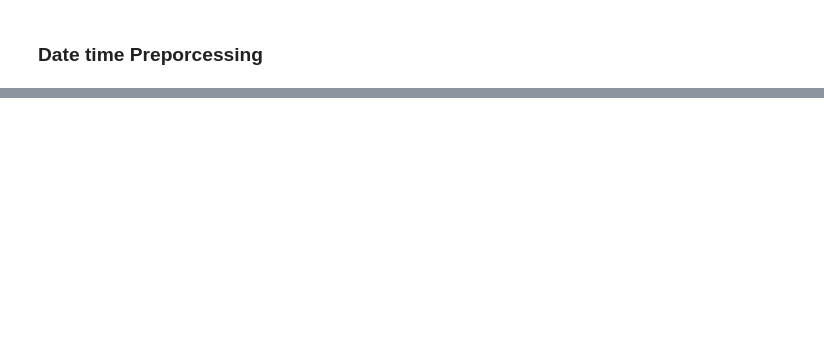
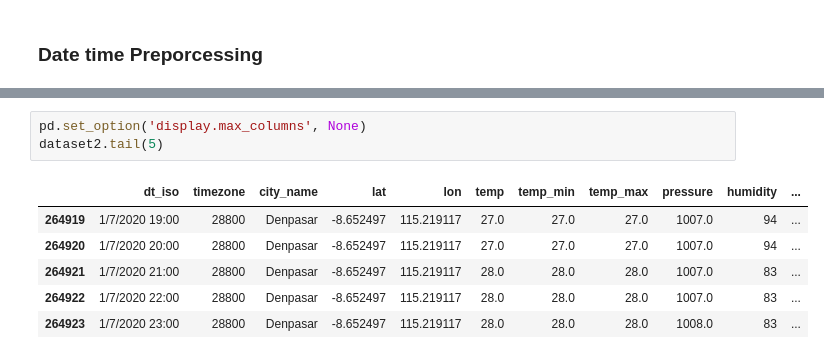
Before and after one commit to sayuri-sam/mlta2_bmkg4, a Jupyter notebook: EDA.ipynb, the cells around one changed output, grey strips where cells are left out. Drawn from its saved outputs; the diff is of its cells as text; blank space fills up the shorter version.

```diff
--- a/EDA.ipynb
+++ b/EDA.ipynb
@@ -89,0 +86,10 @@ dataset.head(100)
+# %%
+pd.set_option('display.max_columns', None)
+dataset2.tail(5)
+# %% [output]
+|  | dt_iso | timezone | city_name | lat | lon | temp | temp_min | temp_max | pressure | humidity | ... |
+| 264919 | 1/7/2020 19:00 | 28800 | Denpasar | -8.652497 | 115.219117 | 27.0 | 27.0 | 27.0 | 1007.0 | 94 | ... |
+| 264920 | 1/7/2020 20:00 | 28800 | Denpasar | -8.652497 | 115.219117 | 27.0 | 27.0 | 27.0 | 1007.0 | 94 | ... |
+| 264921 | 1/7/2020 21:00 | 28800 | Denpasar | -8.652497 | 115.219117 | 28.0 | 28.0 | 28.0 | 1007.0 | 83 | ... |
+| 264922 | 1/7/2020 22:00 | 28800 | Denpasar | -8.652497 | 115.219117 | 28.0 | 28.0 | 28.0 | 1007.0 | 83 | ... |
+| 264923 | 1/7/2020 23:00 | 28800 | Denpasar | -8.652497 | 115.219117 | 28.0 | 28.0 | 28.0 | 1008.0 | 83 | ... |
```
Also changed, not shown: parts of 24 cells of this notebook.
